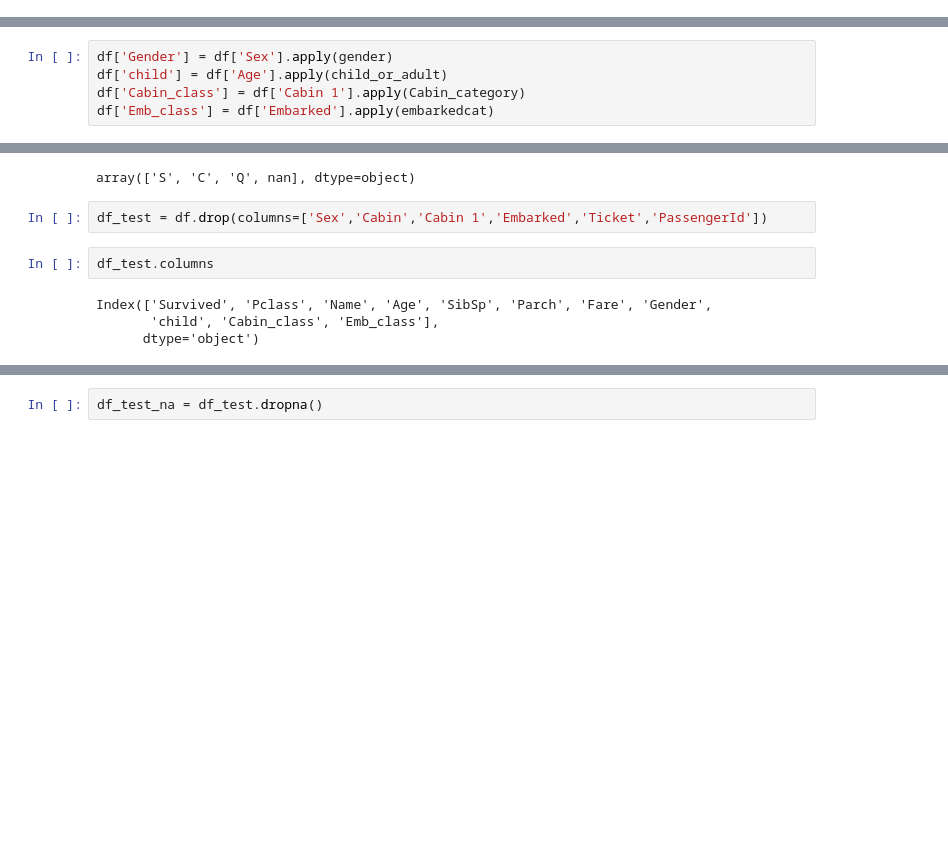
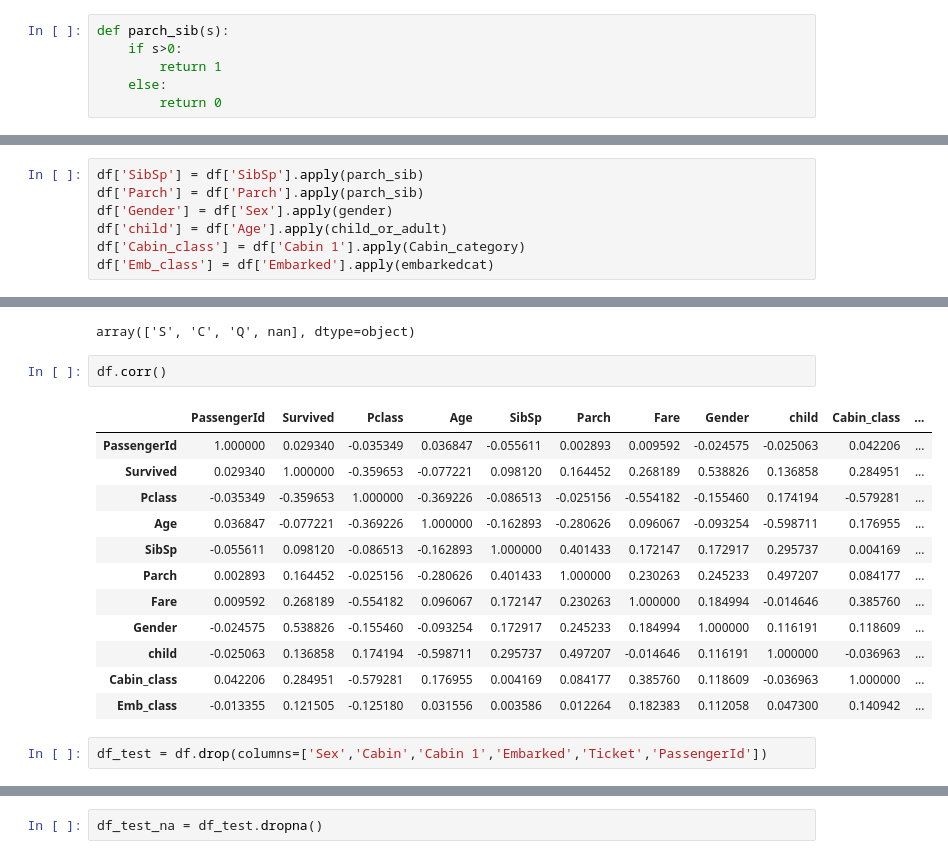
Before and after one commit to frax0n/Titanic-ML, a Jupyter notebook: Titanic.ipynb, the cells around one changed output, grey strips where cells are left out. Cells and saved outputs as stored; diff of their text form; blank space fills up the shorter version.

```diff
--- a/Titanic.ipynb
+++ b/Titanic.ipynb
@@ -36,6 +70,12 @@ def Cabin_category(s):
     return Cabin_class[s]
 # %% [output]
 {'n': 1, 'C': 2, 'E': 3, 'G': 4, 'D': 5, 'A': 6, 'B': 7, 'F': 8, 'T': 9}
+# %%
+def parch_sib(s):
+    if s>0:
+        return 1
+    else:
+        return 0
 # %%
 def gender(s):
     if s=='male':
@@ -57,6 +97,8 @@ for x in df['Embarked'].unique():
 def embarkedcat(s):
     return embarked_cat[s]
 # %%
+df['SibSp'] = df['SibSp'].apply(parch_sib)
+df['Parch'] = df['Parch'].apply(parch_sib)
 df['Gender'] = df['Sex'].apply(gender)
 df['child'] = df['Age'].apply(child_or_adult)
 df['Cabin_class'] = df['Cabin 1'].apply(Cabin_category)
@@ -65,11 +107,20 @@ df['Emb_class'] = df['Embarked'].apply(embarkedcat)
 df['Embarked'].unique()
 # %% [output]
 array(['S', 'C', 'Q', nan], dtype=object)
+# %%
+df.corr()
+# %% [output]
+|  | PassengerId | Survived | Pclass | Age | SibSp | Parch | Fare | Gender | child | Cabin_class | ... |
+| PassengerId | 1.000000 | 0.029340 | -0.035349 | 0.036847 | -0.055611 | 0.002893 | 0.009592 | -0.024575 | -0.025063 | 0.042206 | ... |
+| Survived | 0.029340 | 1.000000 | -0.359653 | -0.077221 | 0.098120 | 0.164452 | 0.268189 | 0.538826 | 0.136858 | 0.284951 | ... |
+| Pclass | -0.035349 | -0.359653 | 1.000000 | -0.369226 | -0.086513 | -0.025156 | -0.554182 | -0.155460 | 0.174194 | -0.579281 | ... |
+| Age | 0.036847 | -0.077221 | -0.369226 | 1.000000 | -0.162893 | -0.280626 | 0.096067 | -0.093254 | -0.598711 | 0.176955 | ... |
+| SibSp | -0.055611 | 0.098120 | -0.086513 | -0.162893 | 1.000000 | 0.401433 | 0.172147 | 0.172917 | 0.295737 | 0.004169 | ... |
+| Parch | 0.002893 | 0.164452 | -0.025156 | -0.280626 | 0.401433 | 1.000000 | 0.230263 | 0.245233 | 0.497207 | 0.084177 | ... |
+| Fare | 0.009592 | 0.268189 | -0.554182 | 0.096067 | 0.172147 | 0.230263 | 1.000000 | 0.184994 | -0.014646 | 0.385760 | ... |
+| Gender | -0.024575 | 0.538826 | -0.155460 | -0.093254 | 0.172917 | 0.245233 | 0.184994 | 1.000000 | 0.116191 | 0.118609 | ... |
+| child | -0.025063 | 0.136858 | 0.174194 | -0.598711 | 0.295737 | 0.497207 | -0.014646 | 0.116191 | 1.000000 | -0.036963 | ... |
+| Cabin_class | 0.042206 | 0.284951 | -0.579281 | 0.176955 | 0.004169 | 0.084177 | 0.385760 | 0.118609 | -0.036963 | 1.000000 | ... |
+| Emb_class | -0.013355 | 0.121505 | -0.125180 | 0.031556 | 0.003586 | 0.012264 | 0.182383 | 0.112058 | 0.047300 | 0.140942 | ... |
 # %%
 df_test = df.drop(columns=['Sex','Cabin','Cabin 1','Embarked','Ticket','PassengerId'])
-# %%
-df_test.columns
-# %% [output]
-Index(['Survived', 'Pclass', 'Name', 'Age', 'SibSp', 'Parch', 'Fare', 'Gender',
-       'child', 'Cabin_class', 'Emb_class'],
-      dtype='object')
```
Also changed, not shown: parts of 40 cells of this notebook, 1 other file.
